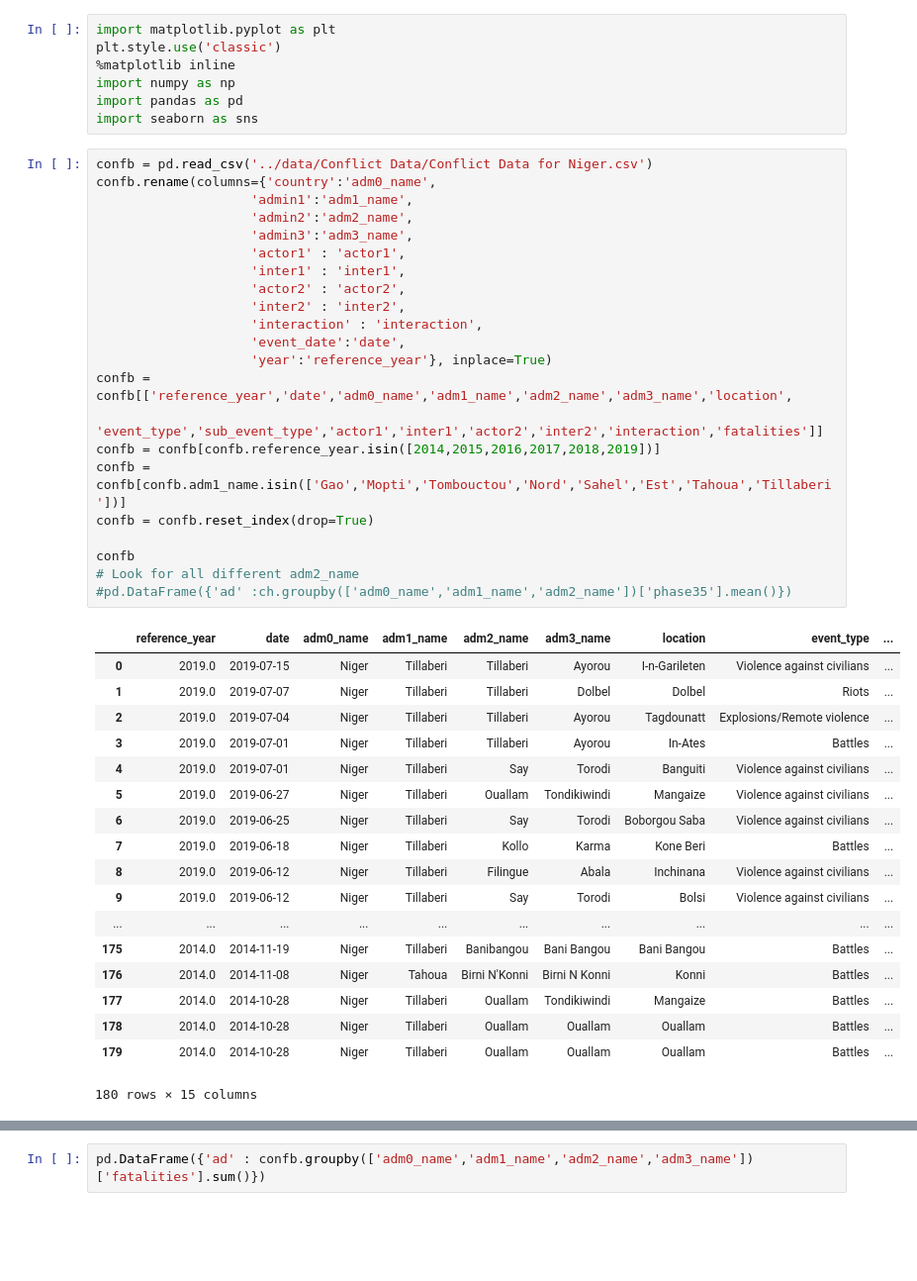
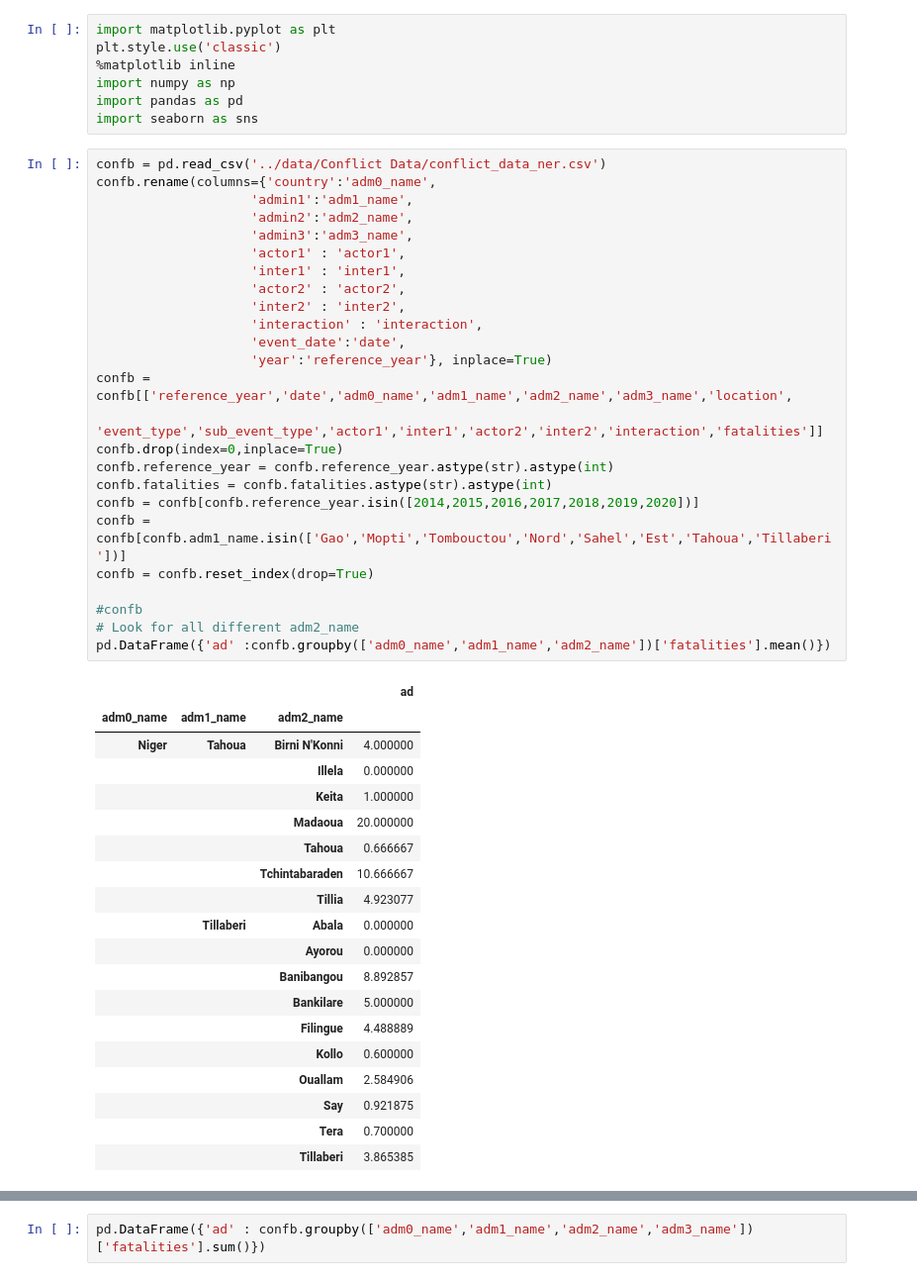
Before and after one commit to alegalli/conflictSahel, a Jupyter notebook: visualization/conflict.ipynb, the cells around one changed output, grey strips where cells are left out. Shown at 99% size. Drawn from its saved outputs; the diff is of its cells as text; blank space fills up the shorter version.

Commit message:
conflict data update cleaning

```diff
--- a/visualization/conflict.ipynb
+++ b/visualization/conflict.ipynb
@@ -8,43 +8,47 @@ import numpy as np
 import pandas as pd
 import seaborn as sns
 # %%
-confb = pd.read_csv('../data/Conflict Data/Conflict Data for Niger.csv')
+confb = pd.read_csv('../data/Conflict Data/conflict_data_ner.csv')
 confb.rename(columns={'country':'adm0_name',
                     'admin1':'adm1_name',
                     'admin2':'adm2_name',
                     'admin3':'adm3_name',
                     'actor1' : 'actor1',
                     'inter1' : 'inter1',
                     'actor2' : 'actor2',
                     'inter2' : 'inter2',
                     'interaction' : 'interaction',
                     'event_date':'date',
                     'year':'reference_year'}, inplace=True)
 confb = confb[['reference_year','date','adm0_name','adm1_name','adm2_name','adm3_name','location',
         'event_type','sub_event_type','actor1','inter1','actor2','inter2','interaction','fatalities']]
-confb = confb[confb.reference_year.isin([2014,2015,2016,2017,2018,2019])]
+confb.drop(index=0,inplace=True)
+confb.reference_year = confb.reference_year.astype(str).astype(int)
+confb.fatalities = confb.fatalities.astype(str).astype(int)
+confb = confb[confb.reference_year.isin([2014,2015,2016,2017,2018,2019,2020])]
 confb = confb[confb.adm1_name.isin(['Gao','Mopti','Tombouctou','Nord','Sahel','Est','Tahoua','Tillaberi'])]
 confb = confb.reset_index(drop=True)
 
-confb
+#confb
 # Look for all different adm2_name
-#pd.DataFrame({'ad' :ch.groupby(['adm0_name','adm1_name','adm2_name'])['phase35'].mean()})
+pd.DataFrame({'ad' :confb.groupby(['adm0_name','adm1_name','adm2_name'])['fatalities'].mean()})
 # %% [output]
-|  | reference_year | date | adm0_name | adm1_name | adm2_name | adm3_name | location | event_type | ... |
-| 0 | 2019.0 | 2019-07-15 | Niger | Tillaberi | Tillaberi | Ayorou | I-n-Garileten | Violence against civilians | ... |
-| 1 | 2019.0 | 2019-07-07 | Niger | Tillaberi | Tillaberi | Dolbel | Dolbel | Riots | ... |
-| 2 | 2019.0 | 2019-07-04 | Niger | Tillaberi | Tillaberi | Ayorou | Tagdounatt | Explosions/Remote violence | ... |
-| 3 | 2019.0 | 2019-07-01 | Niger | Tillaberi | Tillaberi | Ayorou | In-Ates | Battles | ... |
-| 4 | 2019.0 | 2019-07-01 | Niger | Tillaberi | Say | Torodi | Banguiti | Violence against civilians | ... |
-| 5 | 2019.0 | 2019-06-27 | Niger | Tillaberi | Ouallam | Tondikiwindi | Mangaize | Violence against civilians | ... |
-| 6 | 2019.0 | 2019-06-25 | Niger | Tillaberi | Say | Torodi | Boborgou Saba | Violence against civilians | ... |
-| 7 | 2019.0 | 2019-06-18 | Niger | Tillaberi | Kollo | Karma | Kone Beri | Battles | ... |
-| 8 | 2019.0 | 2019-06-12 | Niger | Tillaberi | Filingue | Abala | Inchinana | Violence against civilians | ... |
-| 9 | 2019.0 | 2019-06-12 | Niger | Tillaberi | Say | Torodi | Bolsi | Violence against civilians | ... |
-| ... | ... | ... | ... | ... | ... | ... | ... | ... | ... |
-| 175 | 2014.0 | 2014-11-19 | Niger | Tillaberi | Banibangou | Bani Bangou | Bani Bangou | Battles | ... |
-| 176 | 2014.0 | 2014-11-08 | Niger | Tahoua | Birni N'Konni | Birni N Konni | Konni | Battles | ... |
-| 177 | 2014.0 | 2014-10-28 | Niger | Tillaberi | Ouallam | Tondikiwindi | Mangaize | Battles | ... |
-| 178 | 2014.0 | 2014-10-28 | Niger | Tillaberi | Ouallam | Ouallam | Ouallam | Battles | ... |
-| 179 | 2014.0 | 2014-10-28 | Niger | Tillaberi | Ouallam | Ouallam | Ouallam | Battles | ... |
+|  |  |  | ad |
+| adm0_name | adm1_name | adm2_name |  |
+| Niger | Tahoua | Birni N'Konni | 4.000000 |
+|  |  | Illela | 0.000000 |
+|  |  | Keita | 1.000000 |
+|  |  | Madaoua | 20.000000 |
+|  |  | Tahoua | 0.666667 |
+|  |  | Tchintabaraden | 10.666667 |
+|  |  | Tillia | 4.923077 |
+|  | Tillaberi | Abala | 0.000000 |
+|  |  | Ayorou | 0.000000 |
+|  |  | Banibangou | 8.892857 |
+|  |  | Bankilare | 5.000000 |
+|  |  | Filingue | 4.488889 |
+|  |  | Kollo | 0.600000 |
+|  |  | Ouallam | 2.584906 |
+|  |  | Say | 0.921875 |
+|  |  | Tera | 0.700000 |
+|  |  | Tillaberi | 3.865385 |
-180 rows × 15 columns
```
Also changed, not shown: parts of 1 cell of this notebook, 3 other files.
